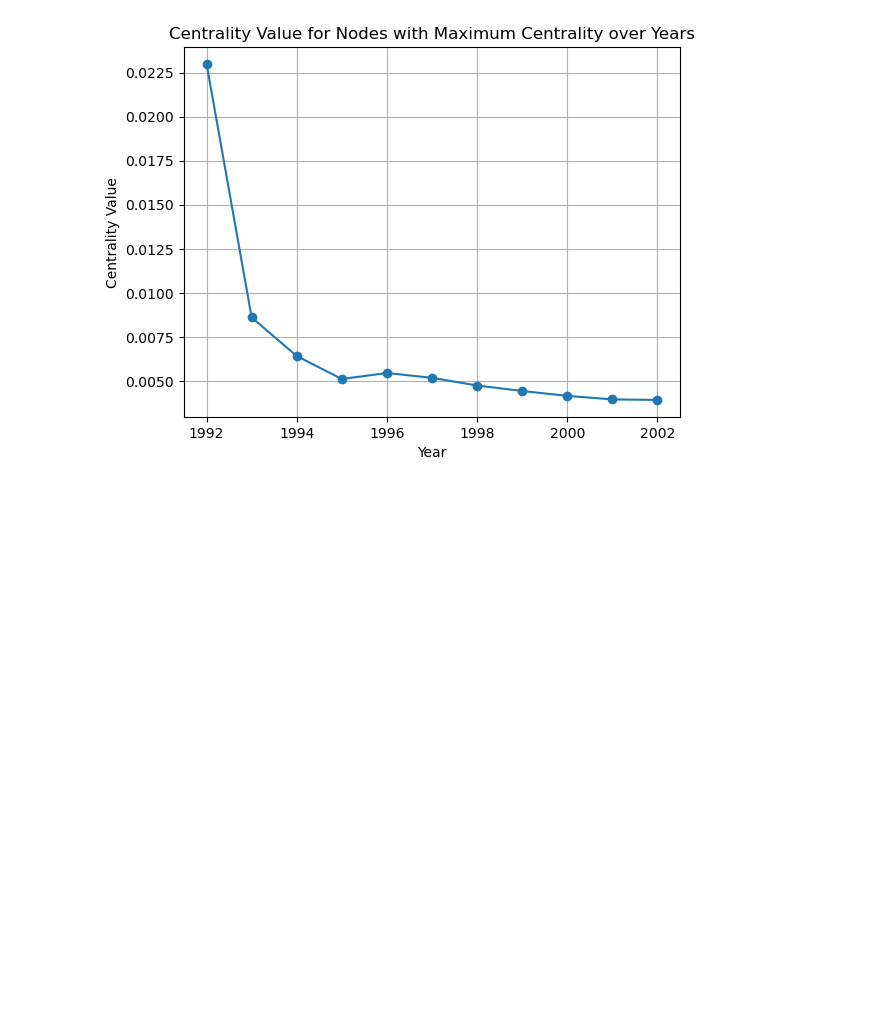
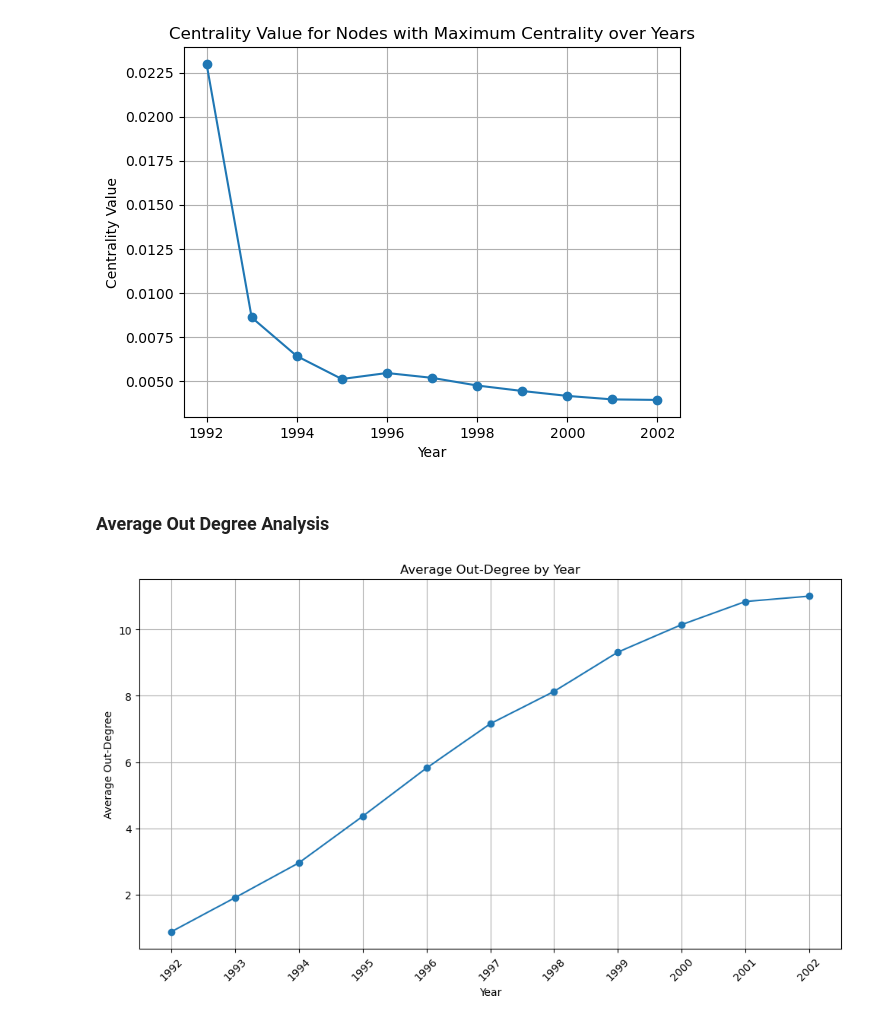
Before and after one commit to ChetaNMahipaL/Graph_Neural_Network, a Jupyter notebook: Task_1.ipynb, the cells around one changed output. Saved outputs shown, nothing was run; the diff lists cells and outputs as text; code cells hidden in the pictures; blank space fills up the shorter version.

```diff
--- a/Task_1.ipynb
+++ b/Task_1.ipynb
@@ -226,3 +224,37 @@ plt.show()
 # %% [output]
 [figure]
 [figure]
+# %% [markdown]
+### **Average Out Degree Analysis**
+# %%
+df_merged['Year'] = df_merged['Date'].dt.year
+avg_out_degree_by_year = {}
+
+grouped = df_merged.groupby('Year')
+
+for year, group in grouped:
+    filtered_data = df_merged[df_merged['Year'] <= year]
+
+    G = nx.from_pandas_edgelist(filtered_data, 'FromNodeId', 'ToNodeId', create_using=nx.DiGraph())
+
+    out_degrees = dict(G.out_degree())
+    avg_out_degree = sum(out_degrees.values()) / len(out_degrees)
+
+    avg_out_degree_by_year[year] = avg_out_degree
+
+years = list(avg_out_degree_by_year.keys())
+avg_out_degrees = list(avg_out_degree_by_year.values())
+
+# Plotting
+plt.figure(figsize=(10, 6))
+plt.plot(years, avg_out_degrees, marker='o', linestyle='-')
+plt.title('Average Out-Degree by Year')
+plt.xlabel('Year')
+plt.ylabel('Average Out-Degree')
+plt.grid(True)
+plt.xticks(years, rotation=45)
+plt.tight_layout()
+plt.show()
+# plt.savefig("AvgOutDeg.png")
+# %% [output]
+[figure, added]
```
Also changed, not shown: parts of 9 cells of this notebook, 2 other files.
